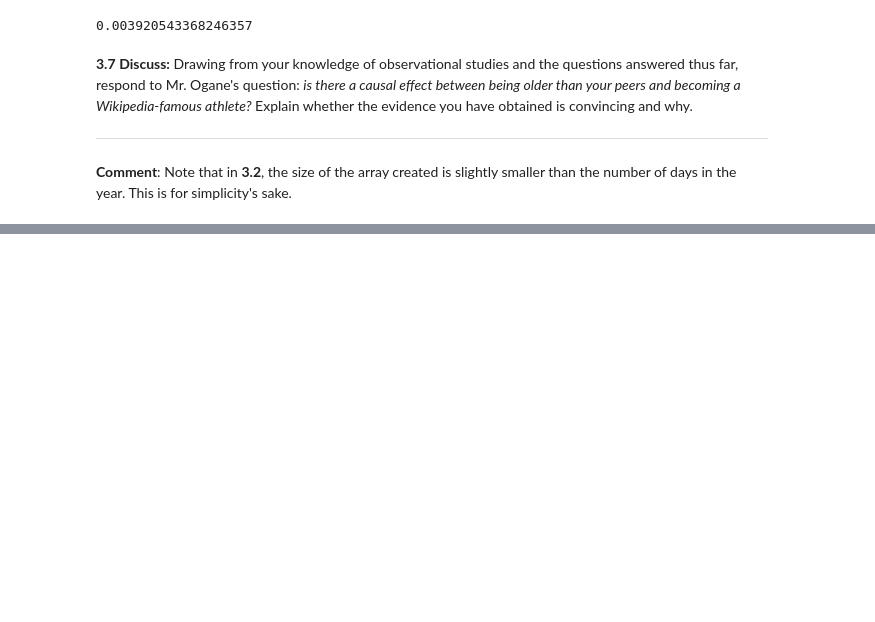
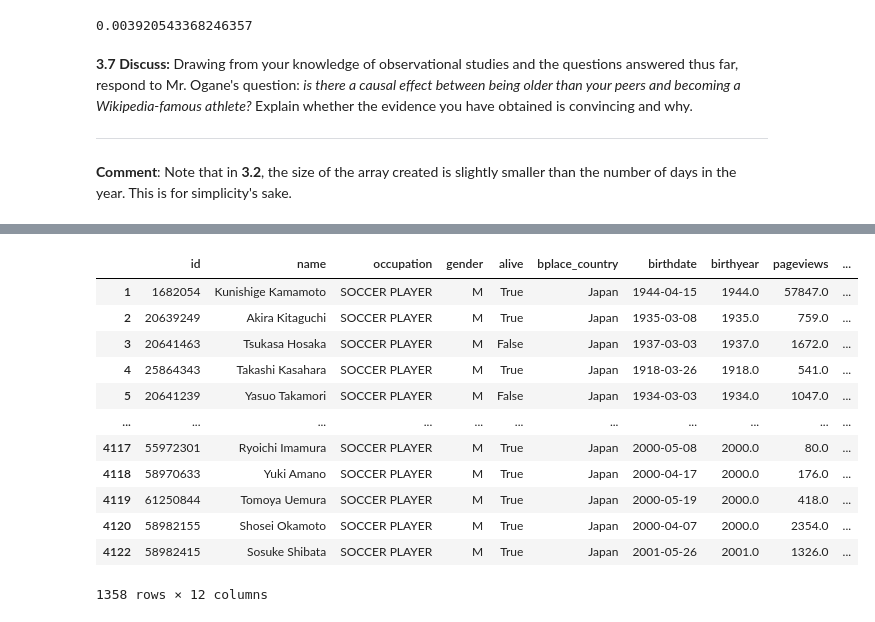
Before and after one commit to JackRuihang/2022, a Jupyter notebook: Homework/02 - Regression Observational Studies Stats and Supervised Learning/hw2_jrh.ipynb, the cells around one changed output, grey strips where cells are left out. Cells and saved outputs as stored; diff of their text form; code cells hidden in the pictures; blank space fills up the shorter version.

```diff
--- a/Homework/02 - Regression Observational Studies Stats and Supervised Learning/hw2_jrh.ipynb
+++ b/Homework/02 - Regression Observational Studies Stats and Supervised Learning/hw2_jrh.ipynb
@@ -826,0 +862,20 @@ Matching should be done 1-to-1; i.e., each athlete born in February/March should
+# %%
+df_jap_2_3_4_5 = df_jap_date_diff.loc[(df_jap_date_diff['birthmonth'] == 2) | (df_jap_date_diff['birthmonth'] == 3) | (df_jap_date_diff['birthmonth'] == 4) | (df_jap_date_diff['birthmonth'] == 5)]
+df_jap_2_3_4_5['is_after'] = None
+df_jap_2_3_4_5.loc[(df_jap_2_3_4_5['birthmonth'] == 4) | (df_jap_2_3_4_5['birthmonth'] == 5), 'is_after'] = 1
+df_jap_2_3_4_5.loc[(df_jap_2_3_4_5['birthmonth'] == 2) | (df_jap_2_3_4_5['birthmonth'] == 3), 'is_after'] = 0
+df_jap_2_3_4_5
+# %% [output]
+|  | id | name | occupation | gender | alive | bplace_country | birthdate | birthyear | pageviews | ... |
+| 1 | 1682054 | Kunishige Kamamoto | SOCCER PLAYER | M | True | Japan | 1944-04-15 | 1944.0 | 57847.0 | ... |
+| 2 | 20639249 | Akira Kitaguchi | SOCCER PLAYER | M | True | Japan | 1935-03-08 | 1935.0 | 759.0 | ... |
+| 3 | 20641463 | Tsukasa Hosaka | SOCCER PLAYER | M | False | Japan | 1937-03-03 | 1937.0 | 1672.0 | ... |
+| 4 | 25864343 | Takashi Kasahara | SOCCER PLAYER | M | True | Japan | 1918-03-26 | 1918.0 | 541.0 | ... |
+| 5 | 20641239 | Yasuo Takamori | SOCCER PLAYER | M | False | Japan | 1934-03-03 | 1934.0 | 1047.0 | ... |
+| ... | ... | ... | ... | ... | ... | ... | ... | ... | ... | ... |
+| 4117 | 55972301 | Ryoichi Imamura | SOCCER PLAYER | M | True | Japan | 2000-05-08 | 2000.0 | 80.0 | ... |
+| 4118 | 58970633 | Yuki Amano | SOCCER PLAYER | M | True | Japan | 2000-04-17 | 2000.0 | 176.0 | ... |
+| 4119 | 61250844 | Tomoya Uemura | SOCCER PLAYER | M | True | Japan | 2000-05-19 | 2000.0 | 418.0 | ... |
+| 4120 | 58982155 | Shosei Okamoto | SOCCER PLAYER | M | True | Japan | 2000-04-07 | 2000.0 | 2354.0 | ... |
+| 4122 | 58982415 | Sosuke Shibata | SOCCER PLAYER | M | True | Japan | 2001-05-26 | 2001.0 | 1326.0 | ... |
+1358 rows × 12 columns
```
Also changed, not shown: parts of 86 cells of this notebook, 11 other files.
